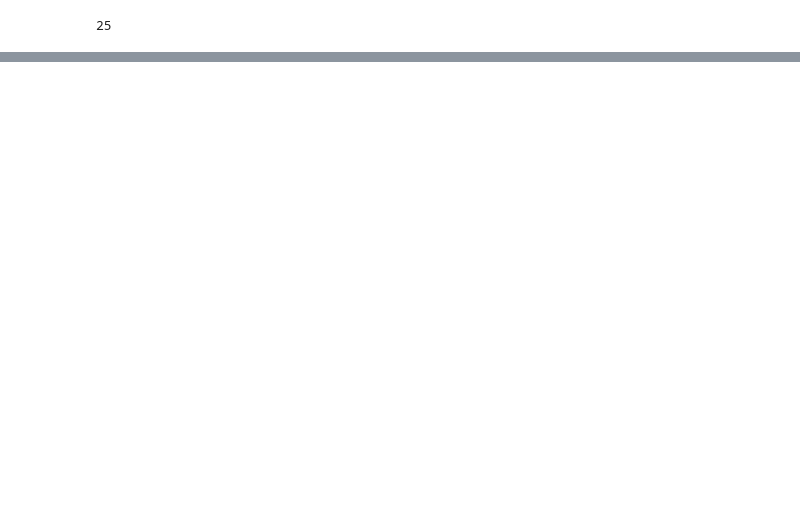
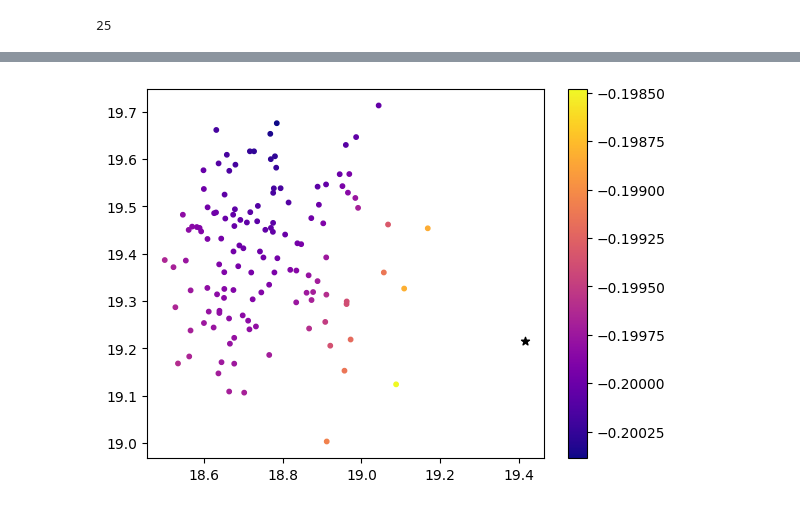
Before and after one commit to jnzhao3/horizon-reduction, a Jupyter notebook: plot_sampled_subgoals.ipynb, the cells around one changed output, grey strips where cells are left out. Drawn from its saved outputs; the diff is of its cells as text; code cells hidden in the pictures; blank space fills up the shorter version.

```diff
--- a/plot_sampled_subgoals.ipynb
+++ b/plot_sampled_subgoals.ipynb
@@ -455,0 +473,20 @@ Low actor goals shape: (16358, 2)
+# %%
+observation = np.asarray(observation)
+goal = np.asarray(goal)
+
+observations = np.repeat(observation[None], saved_flags['num_subgoal_candidates'], axis=0)
+goals = np.repeat(goal[None], saved_flags['num_subgoal_candidates'], axis=0)
+subgoals = np.asarray(agent.propose_goals(observations, goals, rng))
+
+if saved_flags['use_triangle']:
+    dists_to_subgoal = np.asarray(agent.compute_dynamical_distance(observations, subgoals))
+    dists_to_goal = np.asarray(agent.compute_dynamical_distance(subgoals, goals))
+    default_dist = np.asarray(agent.compute_dynamical_distance(observations, goals))
+    triangle_mask = (dists_to_goal + dists_to_subgoal - default_dist) < saved_flags['triangle_threshold']
+    filtered_subgoals = subgoals[triangle_mask]
+    if len(filtered_subgoals) == 0:
+        print('zero!')
+        filtered_subgoals = subgoals
+
+else:
+    filtered_subgoals = subgoals
@@ -455,0 +583,9 @@ Low actor goals shape: (16358, 2)
+# %%
+vs = agent.network.select('value')(observations[:, :2], goals=subgoals)
+
+sc = plt.scatter(subgoals[:, 0], subgoals[:, 1], s=10, c=vs, cmap='plasma')
+plt.scatter(observation[0], observation[1], marker='*', c='black')
+plt.colorbar(sc)
+plt.show()
+# %% [output]
+[figure, added]
```
Also changed, not shown: parts of 32 cells of this notebook, 1 other file.
